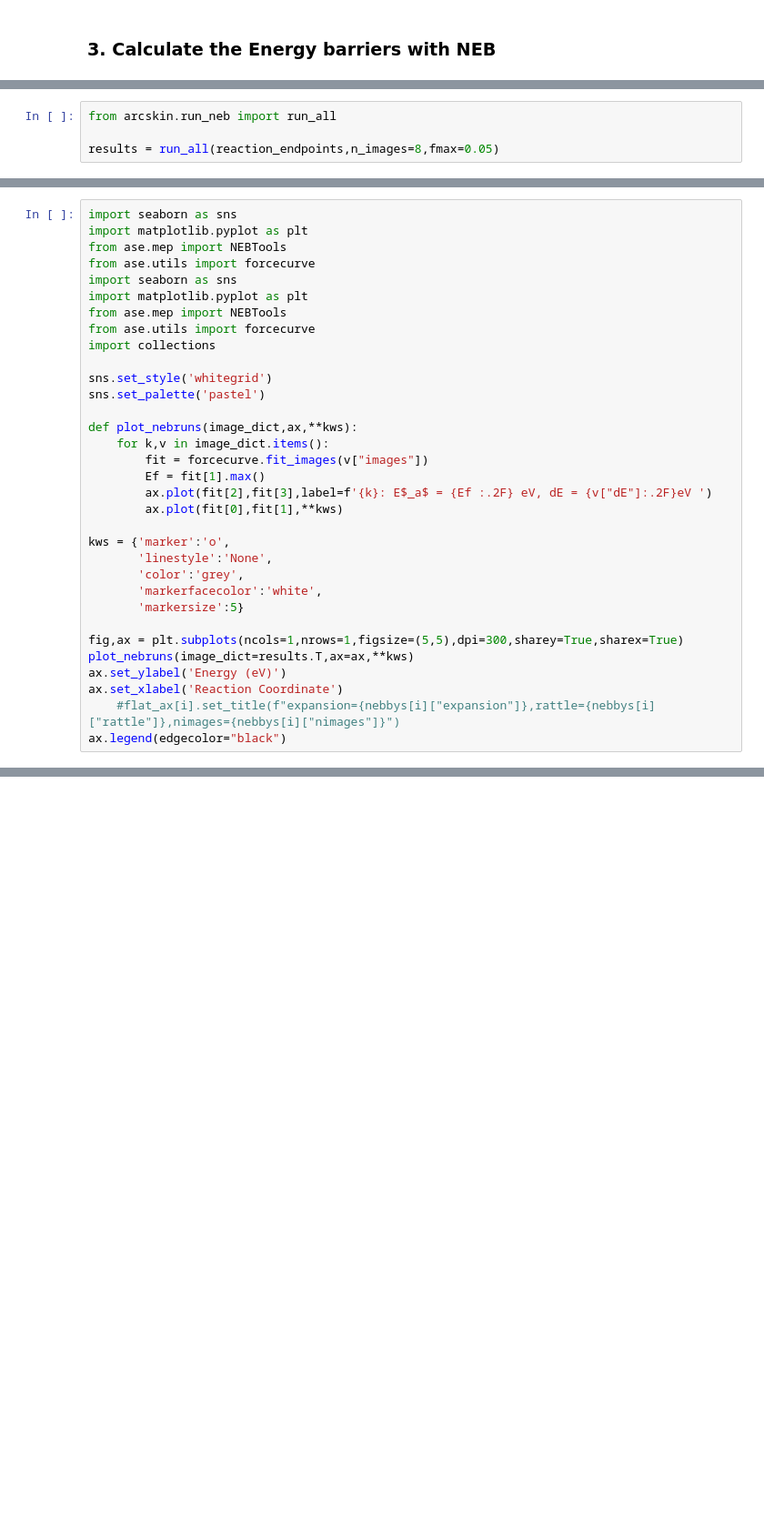
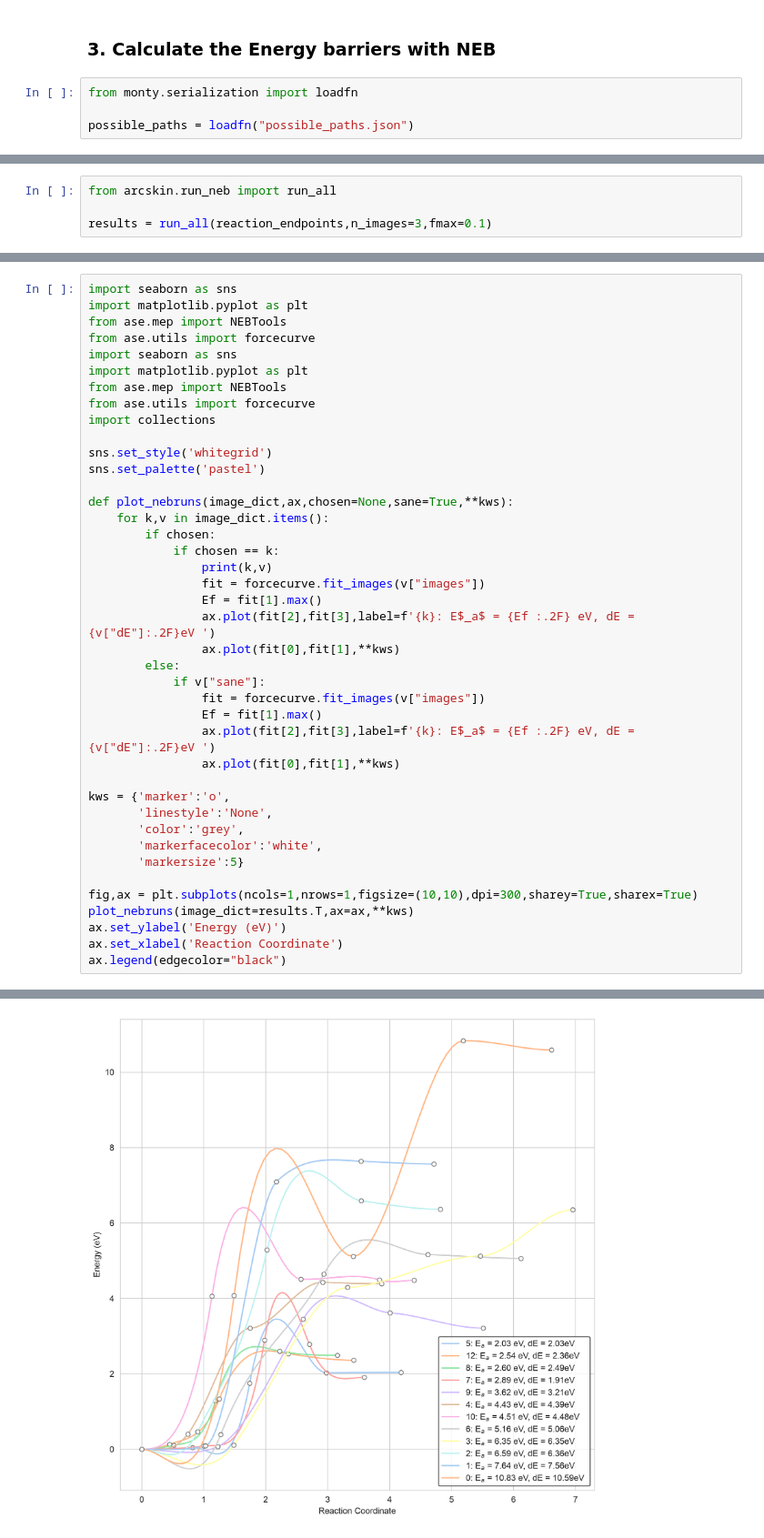
Before and after one commit to badw/arcs-kinetics, a Jupyter notebook: notebooks/4_arcskinrun.ipynb, the cells around one changed output, grey strips where cells are left out. Shown at 91% size. Saved outputs shown, nothing was run; the diff lists cells and outputs as text; blank space fills up the shorter version.

```diff
--- a/notebooks/4_arcskinrun.ipynb
+++ b/notebooks/4_arcskinrun.ipynb
@@ -75,5 +135,9 @@ possible_paths
 # %% [markdown]
 ### 3. Calculate the Energy barriers with NEB
+# %%
+from monty.serialization import loadfn
+
+possible_paths = loadfn("possible_paths.json")
 # %%
 from arcskin.make_neb_endpoints import make_endpoints
 
@@ -94,4 +173,4 @@ reaction_endpoints
 # %%
 from arcskin.run_neb import run_all
 
-results = run_all(reaction_endpoints,n_images=8,fmax=0.05)
+results = run_all(reaction_endpoints,n_images=3,fmax=0.1)
@@ -111,12 +213,21 @@ import collections
 sns.set_style('whitegrid')
 sns.set_palette('pastel')
 
-def plot_nebruns(image_dict,ax,**kws):
+def plot_nebruns(image_dict,ax,chosen=None,sane=True,**kws):
     for k,v in image_dict.items():
-        fit = forcecurve.fit_images(v["images"])
-        Ef = fit[1].max()
-        ax.plot(fit[2],fit[3],label=f'{k}: E$_a$ = {Ef :.2F} eV, dE = {v["dE"]:.2F}eV ')
-        ax.plot(fit[0],fit[1],**kws)
+        if chosen:
+            if chosen == k:
+                print(k,v)
+                fit = forcecurve.fit_images(v["images"])
+                Ef = fit[1].max()
+                ax.plot(fit[2],fit[3],label=f'{k}: E$_a$ = {Ef :.2F} eV, dE = {v["dE"]:.2F}eV ')
+                ax.plot(fit[0],fit[1],**kws)
+        else:
+            if v["sane"]:
+                fit = forcecurve.fit_images(v["images"])
+                Ef = fit[1].max()
+                ax.plot(fit[2],fit[3],label=f'{k}: E$_a$ = {Ef :.2F} eV, dE = {v["dE"]:.2F}eV ')
+                ax.plot(fit[0],fit[1],**kws)
 
 kws = {'marker':'o',
        'linestyle':'None',
@@ -124,9 +235,9 @@ kws = {'marker':'o',
        'markerfacecolor':'white',
        'markersize':5}
 
-fig,ax = plt.subplots(ncols=1,nrows=1,figsize=(5,5),dpi=300,sharey=True,sharex=True)
+fig,ax = plt.subplots(ncols=1,nrows=1,figsize=(10,10),dpi=300,sharey=True,sharex=True)
 plot_nebruns(image_dict=results.T,ax=ax,**kws)
 ax.set_ylabel('Energy (eV)')
 ax.set_xlabel('Reaction Coordinate')
-    #flat_ax[i].set_title(f"expansion={nebbys[i]["expansion"]},rattle={nebbys[i]["rattle"]},nimages={nebbys[i]["nimages"]}")
 ax.legend(edgecolor="black")
+# %% [output]
@@ -132,0 +245 @@ ax.legend(edgecolor="black")
+[figure, added]
```
Also changed, not shown: parts of 11 cells of this notebook, 7 other files.
